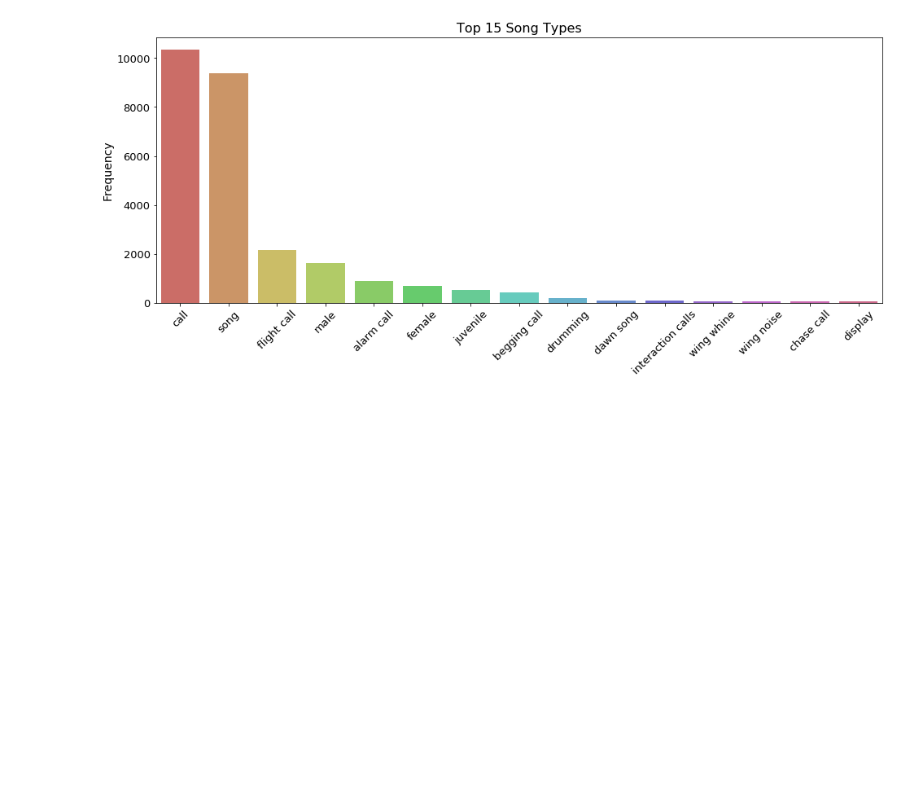
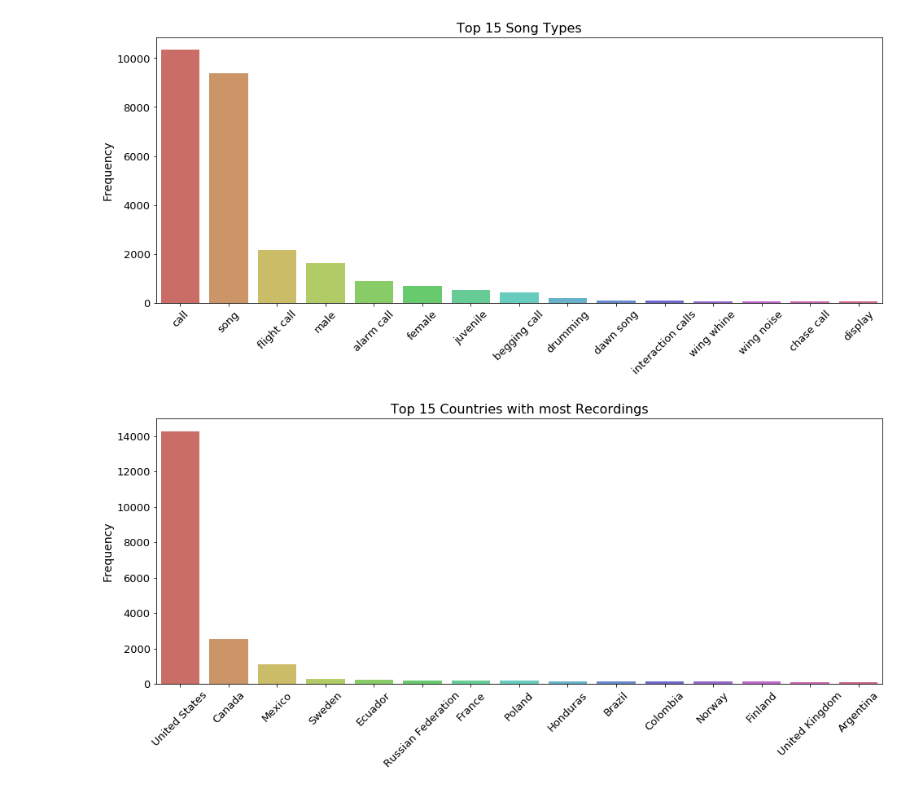
Before and after one commit to mehaKumar/birb, a Jupyter notebook: dataloader.ipynb, the cells around one changed output. Cells and saved outputs as stored; diff of their text form; code cells hidden in the pictures; blank space fills up the shorter version.

```diff
--- a/dataloader.ipynb
+++ b/dataloader.ipynb
@@ -173,15 +173,16 @@ plt.xlabel("");
 # %%
 # Top 15 most common elevations
 top_15 = list(train_csv['country'].value_counts().head(15).reset_index()['index'])
 data = train_csv[train_csv['country'].isin(top_15)]
 
 # === PLOT ===
 plt.figure(figsize=(16, 6))
 ax = sns.countplot(data['country'], palette='hls', order = data['country'].value_counts().index)
-ax.add_artist(ab)
 
 plt.title("Top 15 Countries with most Recordings", fontsize=16)
 plt.ylabel("Frequency", fontsize=14)
 plt.yticks(fontsize=13)
 plt.xticks(rotation=45, fontsize=13)
 plt.xlabel("");
+# %% [output]
+[figure, added]
```
Also changed, not shown: parts of 1 cell of this notebook.
